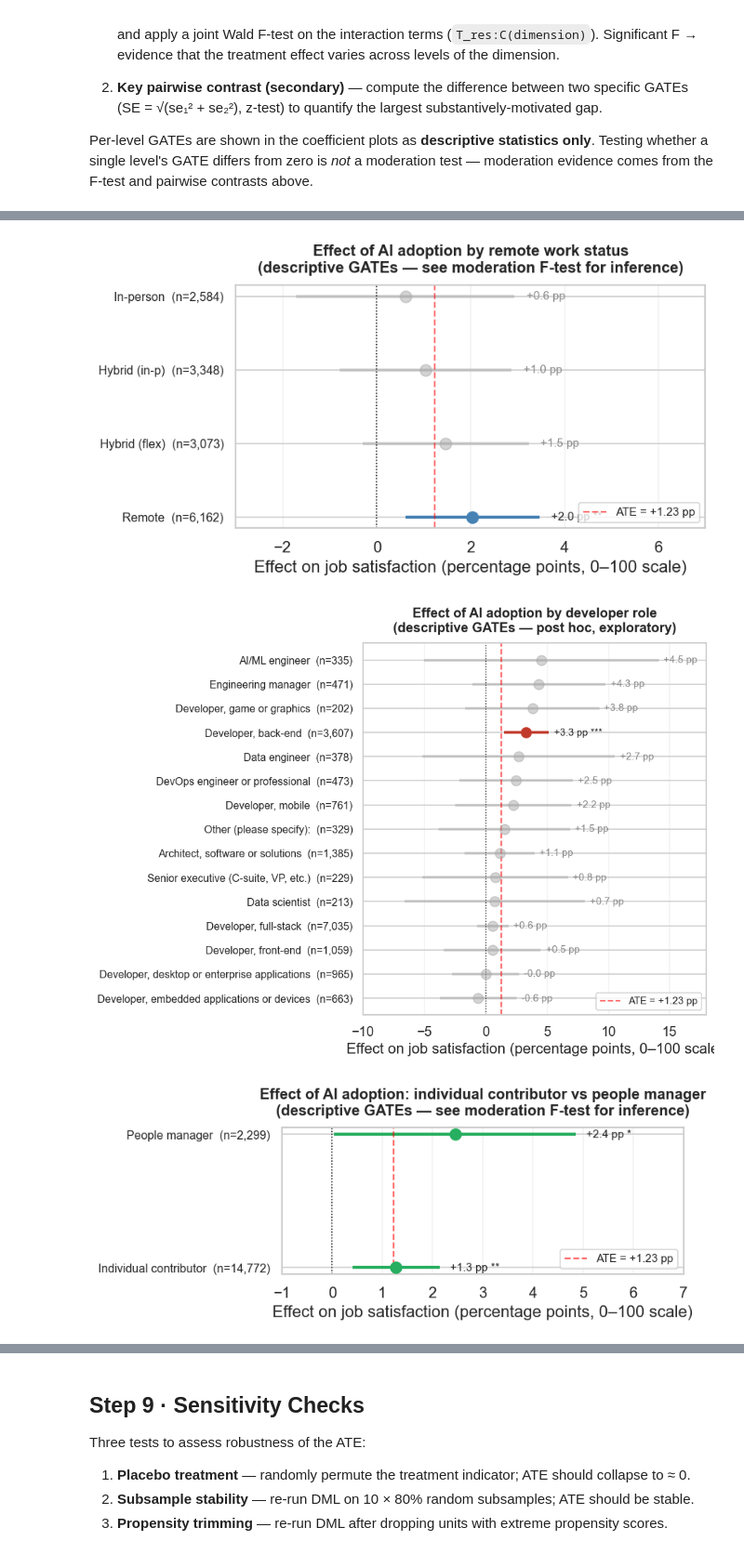
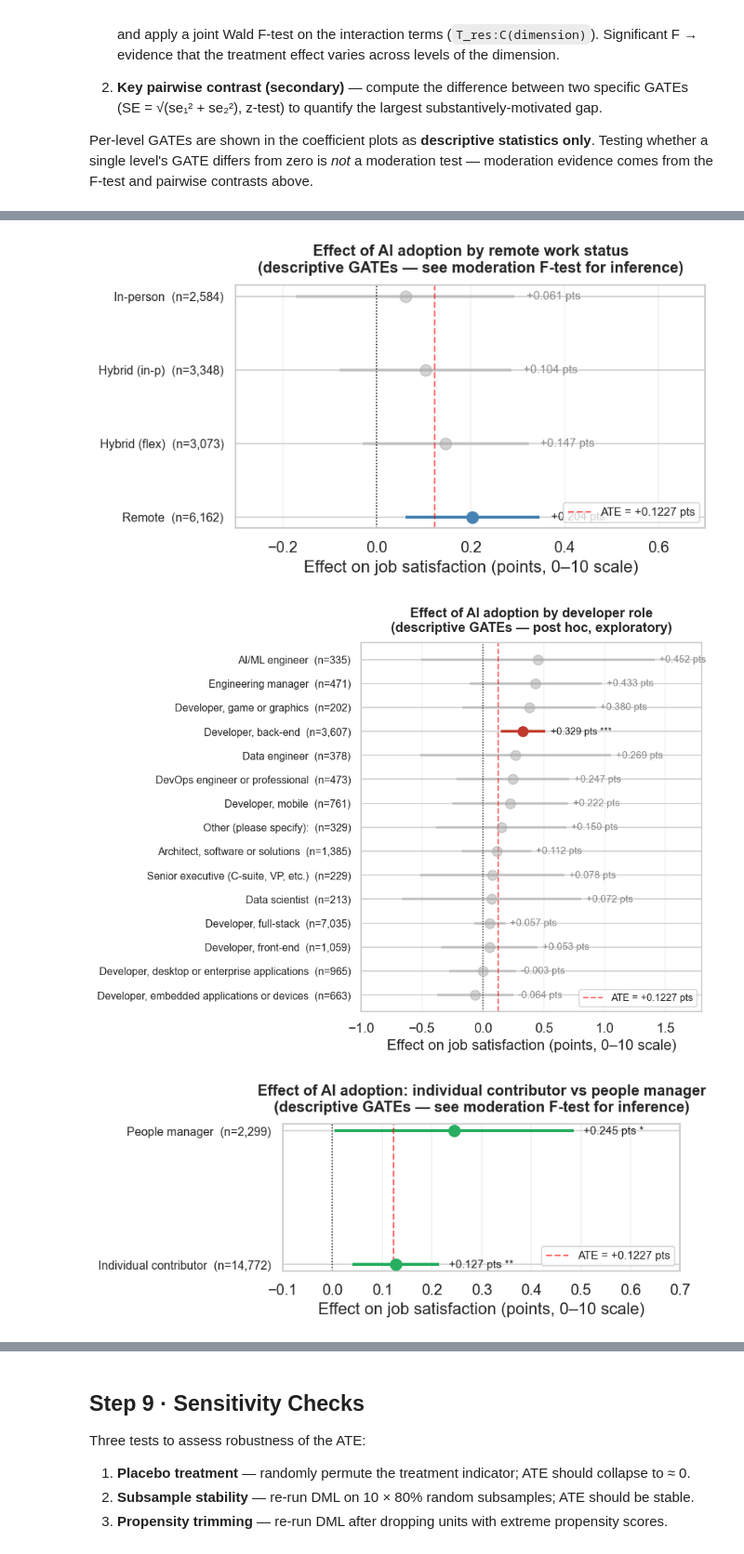
Before and after one commit to SivertIvarhus/Master-Thesis-NOVA-SBE-BA, a Jupyter notebook: notebooks/03-modeling.ipynb, the cells around one changed output, grey strips where cells are left out. Shown at 93% size. Saved outputs shown, nothing was run; the diff lists cells and outputs as text; code cells hidden in the pictures.

```diff
--- a/notebooks/03-modeling.ipynb
+++ b/notebooks/03-modeling.ipynb
@@ -818,7 +815,7 @@ def ols_gate(y_r, t_r, min_n=40):
     g, s = float(m.params['T_res']), float(m.bse['T_res'])
     z = g / s; p = 2*(1-_norm.cdf(abs(z)))
     sig = '***' if p<0.001 else '**' if p<0.01 else '*' if p<0.05 else 'ns'
-    return g*10, s*10, (g-1.96*s)*10, (g+1.96*s)*10, sig
+    return g, s, g-1.96*s, g+1.96*s, sig
 
 # ── Helper: HC3 Wald moderation F-test ────────────────────────────────────────
 def moderation_wald(Y_r, T_r, group_series, label, ref_level=None, min_n=40):
@@ -867,9 +864,9 @@ def pairwise_contrast(Y_r, T_r, mask1, mask2, label1, label2, indent='  '):
     se_diff = (s1**2 + s2**2)**0.5
     z = diff / se_diff; p = 2*(1-_norm.cdf(abs(z)))
     sig = '***' if p<0.001 else '**' if p<0.01 else '*' if p<0.05 else 'ns'
-    print(f"{indent}{label1} ({mask1.sum():,}) = {g1:+.2f} pp")
-    print(f"{indent}{label2} ({mask2.sum():,}) = {g2:+.2f} pp")
-    print(f"{indent}Contrast: {diff:+.2f} pp,  z = {z:+.2f},  p = {p:.4f}  {sig}")
+    print(f"{indent}{label1} ({mask1.sum():,}) = {g1:+.4f} pts")
+    print(f"{indent}{label2} ({mask2.sum():,}) = {g2:+.4f} pts")
+    print(f"{indent}Contrast: {diff:+.4f} pts,  z = {z:+.2f},  p = {p:.4f}  {sig}")
     return diff, z, p
 
 # ── Build working dataframe ────────────────────────────────────────────────────
@@ -997,13 +994,13 @@ print()
 print("─" * 68)
 print("Per-level GATEs (descriptive; do not test moderation by themselves)")
 print("─" * 68)
-print(f"ATE = {ate*10:+.2f} pp (reference)")
+print(f"ATE = {ate:+.4f} pts (reference)")
 for name, dframe in [('RemoteWork', rw_df), ('ICorPM', ic_df),
                       ('OrgSize (null)', org_df), ('DevType (post hoc)', dt_df)]:
     print(f"\n  [{name}]")
     for _, r in dframe.iterrows():
-        print(f"    {str(r['label'])[:38]:38s} {r['gate_pp']:>+7.2f} pp "
-              f"[{r['ci_lo']:>+6.2f},{r['ci_hi']:>+6.2f}]  n={r['n']:>6,}  {r['sig']}")
+        print(f"    {str(r['label'])[:38]:38s} {r['gate_pp']:>+8.4f} pts "
+              f"[{r['ci_lo']:>+7.4f},{r['ci_hi']:>+7.4f}]  n={r['n']:>6,}  {r['sig']}")
 # %% [output]
 ====================================================================
 MODERATION TESTS  (HC3 Wald F,  Y_res ~ T_res × dimension)
@@ -1025,8 +1022,8 @@ Primary DevType inference: back-end vs non-back-end contrast below.
 # %%
-ate_pp = ate * 10
+ate_pts = ate
 
 def coef_plot(df_rows, title, filename, xlim=None, sig_color='steelblue',
-              ns_color='#aaaaaa', figsize=(7, 4), value_offset=0.25):
+              ns_color='#aaaaaa', figsize=(7, 4), value_offset=0.025):
     """Horizontal coefficient plot — descriptive GATEs; inference comes from F-tests."""
     fig, ax = plt.subplots(figsize=figsize)
     ys = np.arange(len(df_rows))
@@ -1039,53 +1036,53 @@ def coef_plot(df_rows, title, filename, xlim=None, sig_color='steelblue',
         ax.hlines(yi, row['ci_lo'], row['ci_hi'], color=c, lw=2.5, alpha=alpha)
         stars = f" {row['sig']}" if is_sig else ''
         ax.text(row['ci_hi'] + value_offset, yi,
-                f"{row['gate_pp']:+.1f} pp{stars}",
+                f"{row['gate_pp']:+.3f} pts{stars}",
                 va='center', fontsize=9,
                 color='#222222' if is_sig else '#888888')
 
     ax.axvline(0,      color='black', lw=0.9, ls=':')
-    ax.axvline(ate_pp, color='red',   lw=1.3, ls='--', alpha=0.6,
-               label=f'ATE = {ate_pp:+.2f} pp')
+    ax.axvline(ate_pts, color='red',   lw=1.3, ls='--', alpha=0.6,
+               label=f'ATE = {ate_pts:+.4f} pts')
     ax.set_yticks(ys)
     ax.set_yticklabels([f"{r['label']}  (n={r['n']:,})"
                         for _, r in df_rows.iterrows()], fontsize=9.5)
-    ax.set_xlabel('Effect on job satisfaction (percentage points, 0–100 scale)')
+    ax.set_xlabel('Effect on job satisfaction (points, 0–10 scale)')
     ax.set_title(title, fontsize=12, fontweight='bold', pad=10)
     ax.legend(fontsize=9, loc='lower right')
     ax.grid(axis='x', alpha=0.25)
     if xlim: ax.set_xlim(xlim)
     plt.tight_layout()
     plt.savefig(FIGURES / filename, dpi=150, bbox_inches='tight')
     plt.show()
 
 print("Coefficient plots — per-level GATEs (descriptive only).")
 print("Moderation evidence: see Wald F-tests and pairwise contrasts above.\n")
 
 # 1 · Remote work
 coef_plot(rw_df,
           'Effect of AI adoption by remote work status\n(descriptive GATEs — see moderation F-test for inference)',
           'gate_remotework.png',
-          xlim=(-3, 7), value_offset=0.25)
+          xlim=(-0.3, 0.7), value_offset=0.025)
 
 # 2 · Developer role (sorted ascending → backend at top after flip)
 coef_plot(dt_df,
           'Effect of AI adoption by developer role\n(descriptive GATEs — post hoc, exploratory)',
           'gate_devtype.png',
-          xlim=(-10, 18), value_offset=0.4,
+          xlim=(-1.0, 1.8), value_offset=0.04,
           sig_color='#c0392b', figsize=(8, 6))
 
 # 3 · IC vs Manager
 coef_plot(ic_df,
           'Effect of AI adoption: individual contributor vs people manager\n(descriptive GATEs — see moderation F-test for inference)',
           'gate_icorpm.png',
-          xlim=(-1, 7), value_offset=0.2,
+          xlim=(-0.1, 0.7), value_offset=0.02,
           sig_color='#27ae60', figsize=(7, 3))
 # %% [output]
 Coefficient plots — per-level GATEs (descriptive only).
 Moderation evidence: see Wald F-tests and pairwise contrasts above.
-[figure, old version]
+[figure, new version]
-[figure, old version]
+[figure, new version]
-[figure, old version]
+[figure, new version]
 # %%
 # ── Summary: moderation verdict per dimension ────────────────────────────────
 def _verdict(F, p, dim, null_dim=False):
```
Also changed, not shown: parts of 12 cells of this notebook.
